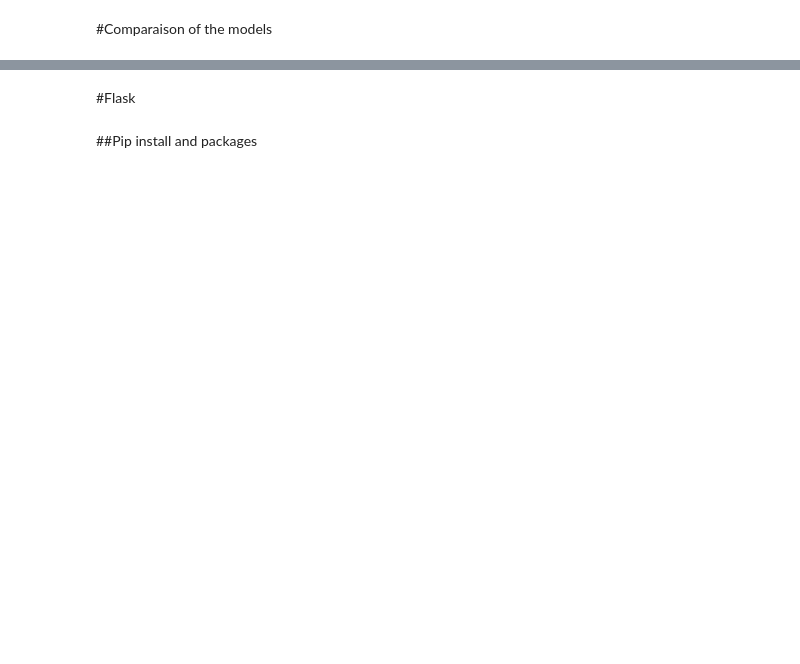
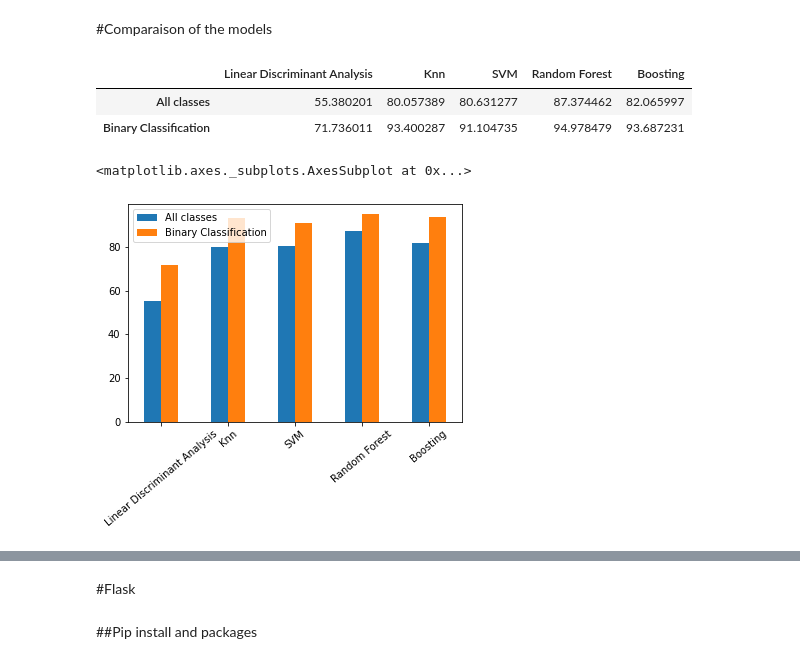
Before and after one commit to corentin-pujol/Obesity-types-prediction, a Jupyter notebook: Obesity_levels_prediction.ipynb, the cells around one changed output, grey strips where cells are left out. Cells and saved outputs as stored; diff of their text form; code cells hidden in the pictures; blank space fills up the shorter version.

```diff
--- a/Obesity_levels_prediction.ipynb
+++ b/Obesity_levels_prediction.ipynb
@@ -1891,0 +1901,17 @@ res_boost_bin
+# %%
+res_all = [res_lda_all, res_knn_all, res_svm_all, res_rf_all, res_boost_all]
+res_bin = [res_lda_bin, res_knn_bin, res_svm_bin, res_rf_bin, res_boost_bin]
+results = np.array([res_all, res_bin])
+
+names_models = ["Linear Discriminant Analysis","Knn","SVM","Random Forest","Boosting"]
+compare_models = pd.DataFrame(results, index=["All classes","Binary Classification"], columns = names_models)
+compare_models
+# %% [output]
+|  | Linear Discriminant Analysis | Knn | SVM | Random Forest | Boosting |
+| All classes | 55.380201 | 80.057389 | 80.631277 | 87.374462 | 82.065997 |
+| Binary Classification | 71.736011 | 93.400287 | 91.104735 | 94.978479 | 93.687231 |
+# %%
+compare_models.T.plot(kind="bar",rot=40)
+# %% [output]
+<matplotlib.axes._subplots.AxesSubplot at 0x...>
+[figure, added]
```
Also changed, not shown: parts of 63 cells of this notebook.
